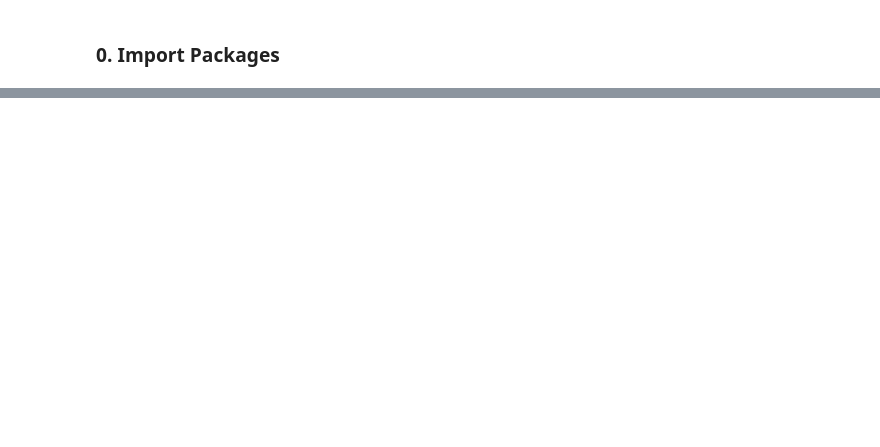
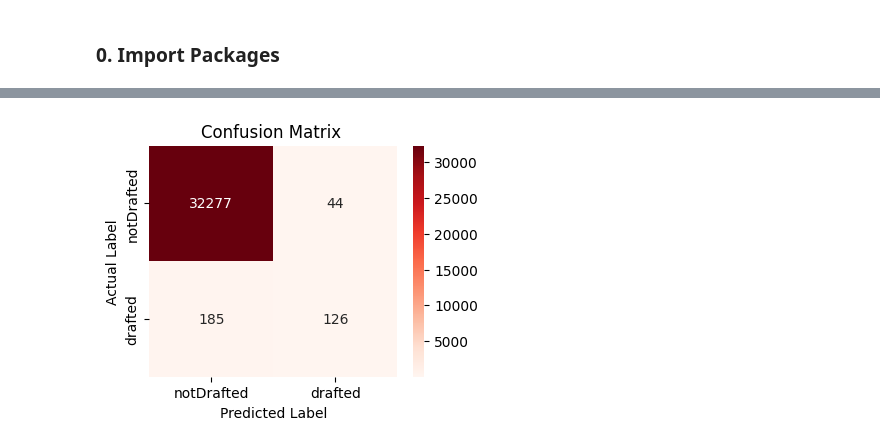
Before and after one commit to roynyne/36120AmlaAt1Group, a Jupyter notebook: notebooks/rusan_vaidya-24886400-week3-logisticregression.ipynb, the cells around one changed output, grey strips where cells are left out. Cells and saved outputs as stored; diff of their text form; code cells hidden in the pictures; blank space fills up the shorter version.

```diff
--- a/notebooks/rusan_vaidya-24886400-week3-logisticregression.ipynb
+++ b/notebooks/rusan_vaidya-24886400-week3-logisticregression.ipynb
@@ -427,0 +132,20 @@ ROC AUC Score: 0.9829079448505501
+# %%
+# further split the data into training and testing sets
+X_train, X_val, y_train, y_val = train_test_split(X, y, test_size=0.3, random_state=42, stratify=y)
+# %%
+# define the preprocessing pipeline
+categorical_columns = ['conf', 'yr', 'type']  # Adjust as needed
+numerical_columns = X.select_dtypes(include=['float64', 'int64']).columns.tolist()
+numerical_columns = [col for col in numerical_columns if col not in categorical_columns]
+
+preprocessor = ColumnTransformer(
+    transformers=[
+        ('num', StandardScaler(), numerical_columns),
+        ('cat', OneHotEncoder(drop='first'), categorical_columns)
+    ])
+# %%
+# create the Logistic Regression pipeline
+pipeline = Pipeline(steps=[
+    ('preprocessor', preprocessor),
+    ('classifier', LogisticRegression(random_state=42, max_iter=10000))
+])
@@ -427,0 +176,4 @@ ROC AUC Score: 0.9829079448505501
+# %%
+# predict on the train set
+y_pred = pipeline.predict(X_train)
+y_pred_proba = pipeline.predict_proba(X_train)[:, 1]  # Get the probability estimates for the positive class
@@ -427,0 +212,12 @@ ROC AUC Score: 0.9829079448505501
+# %%
+# Confusion Matrix
+cm = confusion_matrix(y_train, y_pred)
+
+plt.figure(figsize=(4, 3))
+sns.heatmap(cm, annot=True, fmt="d", cmap="Reds", xticklabels=["notDrafted", "drafted"], yticklabels=["notDrafted", "drafted"])
+plt.ylabel('Actual Label')
+plt.xlabel('Predicted Label')
+plt.title('Confusion Matrix ')
+plt.show()
+# %% [output]
+[figure, added]
```
Also changed, not shown: parts of 111 cells of this notebook, 11 other files.
